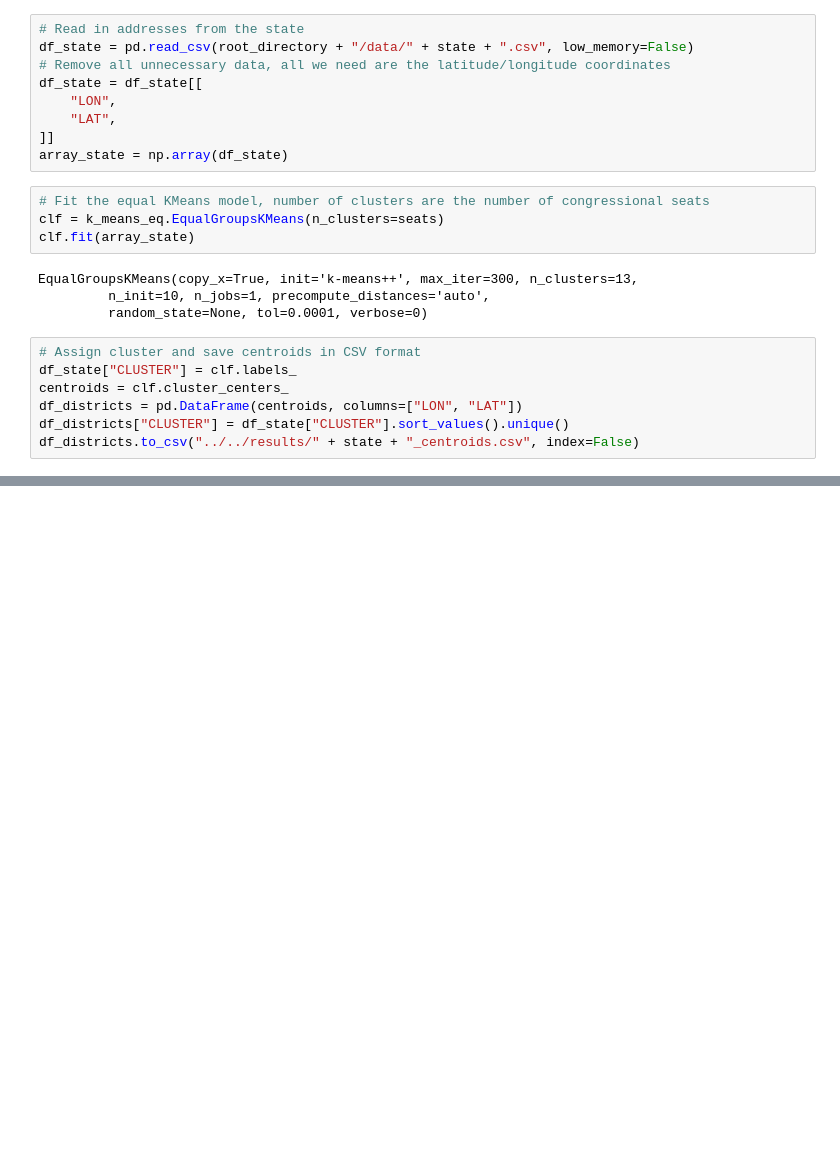
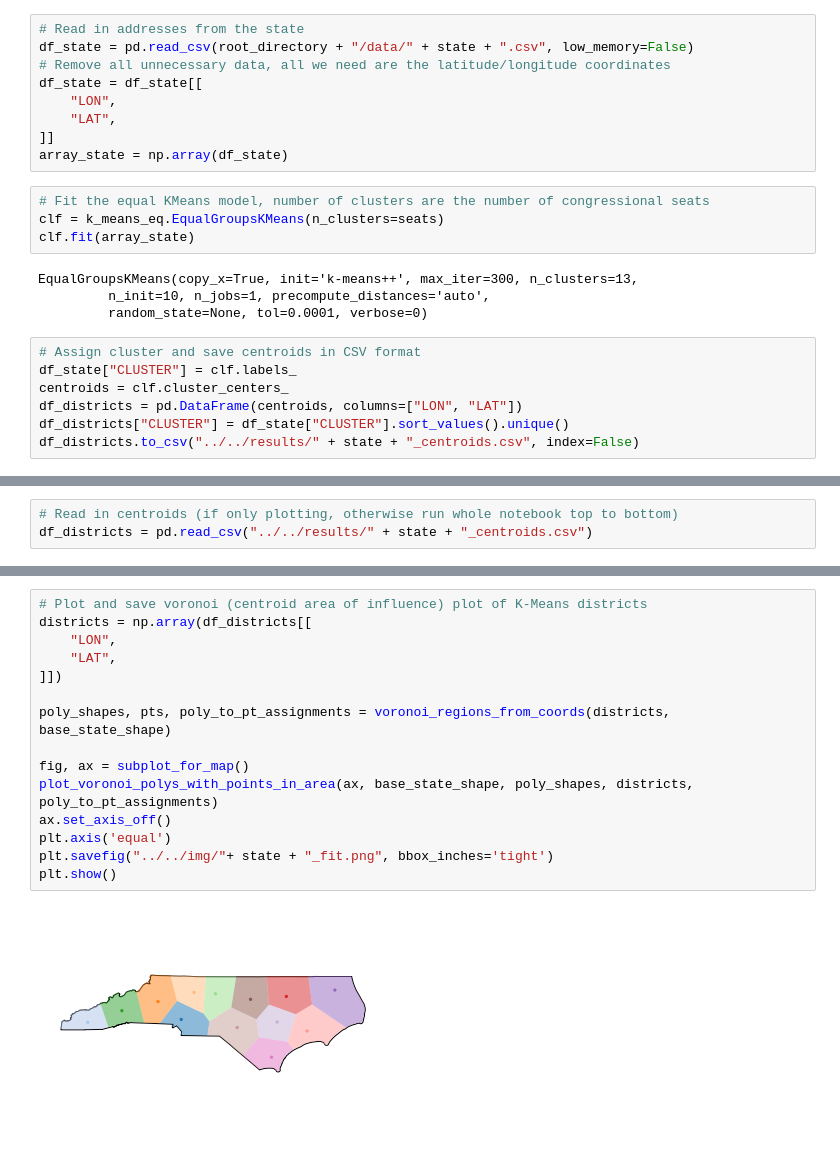
Before and after one commit to indiana-nikel/gerrymandering, a Jupyter notebook: src/python/fit_states.ipynb, the cells around one changed output, grey strips where cells are left out. Drawn from its saved outputs; the diff is of its cells as text; blank space fills up the shorter version.

```diff
--- a/src/python/fit_states.ipynb
+++ b/src/python/fit_states.ipynb
@@ -103,0 +90,3 @@ X_plot.to_csv("../../usa/ar/clustered.csv")
+# %%
+# Read in centroids (if only plotting, otherwise run whole notebook top to bottom)
+df_districts = pd.read_csv("../../results/" + state + "_centroids.csv")
@@ -103,0 +122,17 @@ X_plot.to_csv("../../usa/ar/clustered.csv")
+# %%
+# Plot and save voronoi (centroid area of influence) plot of K-Means districts
+districts = np.array(df_districts[[
+    "LON",
+    "LAT",
+]])
+
+poly_shapes, pts, poly_to_pt_assignments = voronoi_regions_from_coords(districts, base_state_shape)
+
+fig, ax = subplot_for_map()
+plot_voronoi_polys_with_points_in_area(ax, base_state_shape, poly_shapes, districts, poly_to_pt_assignments)
+ax.set_axis_off()
+plt.axis('equal')
+plt.savefig("../../img/"+ state + "_fit.png", bbox_inches='tight')
+plt.show()
+# %% [output]
+[figure, added]
```
Also changed, not shown: parts of 9 cells of this notebook, 7 other files.
